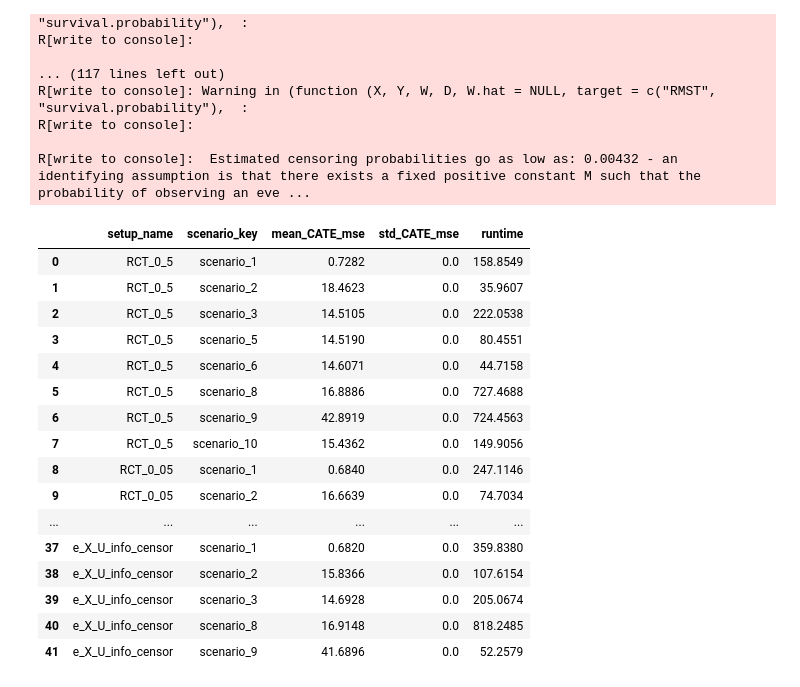
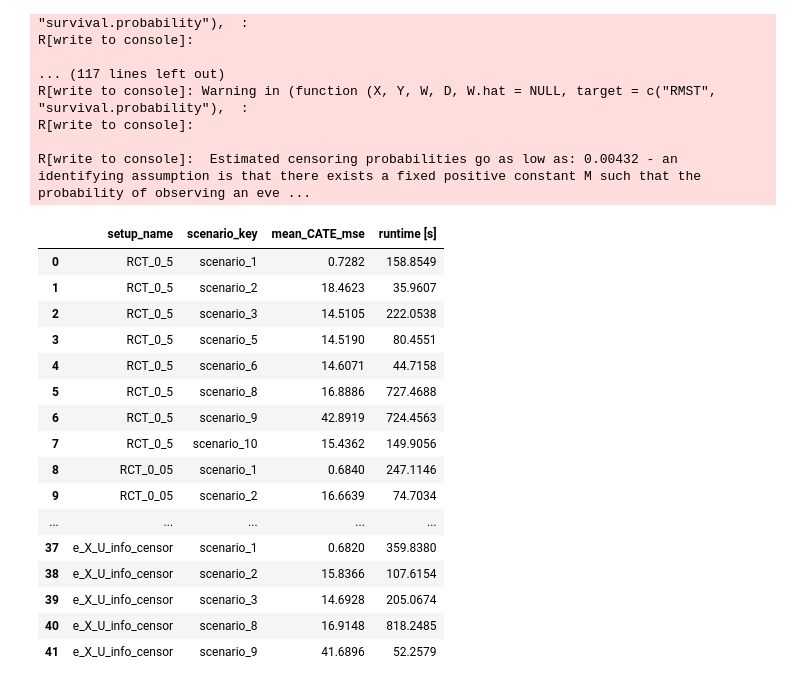
Before and after one commit to snoroozi/SurvHTE-Bench-PN, a Jupyter notebook: causal_survival_forest.ipynb, the cells around one changed output. Cells and saved outputs as stored; diff of their text form; code cells hidden in the pictures.

```diff
--- a/causal_survival_forest.ipynb
+++ b/causal_survival_forest.ipynb
@@ -189,29 +189,31 @@ def summarize_experiment_results(experiment_setups):
                 "scenario_key": scenario_key,
                 "mean_CATE_mse": round(mean_mse, 4) if not pd.isna(mean_mse) else np.nan,
                 "std_CATE_mse": round(std_mse, 4) if not pd.isna(std_mse) else np.nan,
-                "runtime": round(runtime, 4) if not pd.isna(runtime) else np.nan
+                "runtime [s]": round(runtime, 4) if not pd.isna(runtime) else np.nan
             })
 
     df = pd.DataFrame.from_records(records)
     return df
 # %%
 summary_df = summarize_experiment_results(experiment_setups)
-summary_df
+
+# summary_df without std_CATE_mse column
+summary_df.drop(columns=["std_CATE_mse"])
 # %% [output]
-|  | setup_name | scenario_key | mean_CATE_mse | std_CATE_mse | runtime |
-| 0 | RCT_0_5 | scenario_1 | 0.7282 | 0.0 | 158.8549 |
-| 1 | RCT_0_5 | scenario_2 | 18.4623 | 0.0 | 35.9607 |
-| 2 | RCT_0_5 | scenario_3 | 14.5105 | 0.0 | 222.0538 |
-| 3 | RCT_0_5 | scenario_5 | 14.5190 | 0.0 | 80.4551 |
-| 4 | RCT_0_5 | scenario_6 | 14.6071 | 0.0 | 44.7158 |
-| 5 | RCT_0_5 | scenario_8 | 16.8886 | 0.0 | 727.4688 |
-| 6 | RCT_0_5 | scenario_9 | 42.8919 | 0.0 | 724.4563 |
-| 7 | RCT_0_5 | scenario_10 | 15.4362 | 0.0 | 149.9056 |
-| 8 | RCT_0_05 | scenario_1 | 0.6840 | 0.0 | 247.1146 |
-| 9 | RCT_0_05 | scenario_2 | 16.6639 | 0.0 | 74.7034 |
-| ... | ... | ... | ... | ... | ... |
-| 37 | e_X_U_info_censor | scenario_1 | 0.6820 | 0.0 | 359.8380 |
-| 38 | e_X_U_info_censor | scenario_2 | 15.8366 | 0.0 | 107.6154 |
-| 39 | e_X_U_info_censor | scenario_3 | 14.6928 | 0.0 | 205.0674 |
-| 40 | e_X_U_info_censor | scenario_8 | 16.9148 | 0.0 | 818.2485 |
-| 41 | e_X_U_info_censor | scenario_9 | 41.6896 | 0.0 | 52.2579 |
+|  | setup_name | scenario_key | mean_CATE_mse | runtime [s] |
+| 0 | RCT_0_5 | scenario_1 | 0.7282 | 158.8549 |
+| 1 | RCT_0_5 | scenario_2 | 18.4623 | 35.9607 |
+| 2 | RCT_0_5 | scenario_3 | 14.5105 | 222.0538 |
+| 3 | RCT_0_5 | scenario_5 | 14.5190 | 80.4551 |
+| 4 | RCT_0_5 | scenario_6 | 14.6071 | 44.7158 |
+| 5 | RCT_0_5 | scenario_8 | 16.8886 | 727.4688 |
+| 6 | RCT_0_5 | scenario_9 | 42.8919 | 724.4563 |
+| 7 | RCT_0_5 | scenario_10 | 15.4362 | 149.9056 |
+| 8 | RCT_0_05 | scenario_1 | 0.6840 | 247.1146 |
+| 9 | RCT_0_05 | scenario_2 | 16.6639 | 74.7034 |
+| ... | ... | ... | ... | ... |
+| 37 | e_X_U_info_censor | scenario_1 | 0.6820 | 359.8380 |
+| 38 | e_X_U_info_censor | scenario_2 | 15.8366 | 107.6154 |
+| 39 | e_X_U_info_censor | scenario_3 | 14.6928 | 205.0674 |
+| 40 | e_X_U_info_censor | scenario_8 | 16.9148 | 818.2485 |
+| 41 | e_X_U_info_censor | scenario_9 | 41.6896 | 52.2579 |
```
